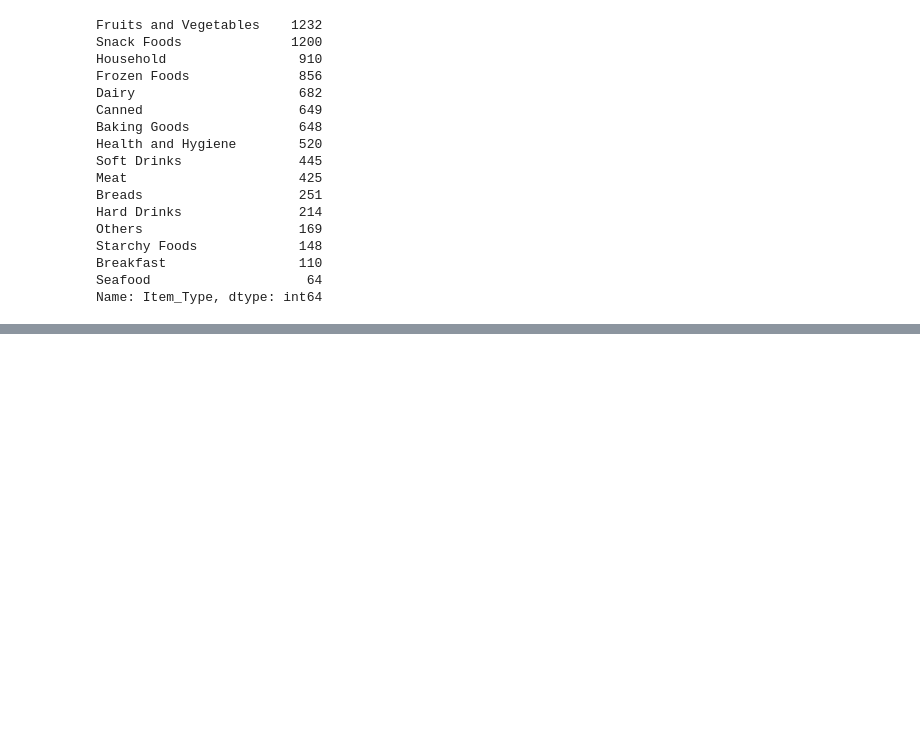
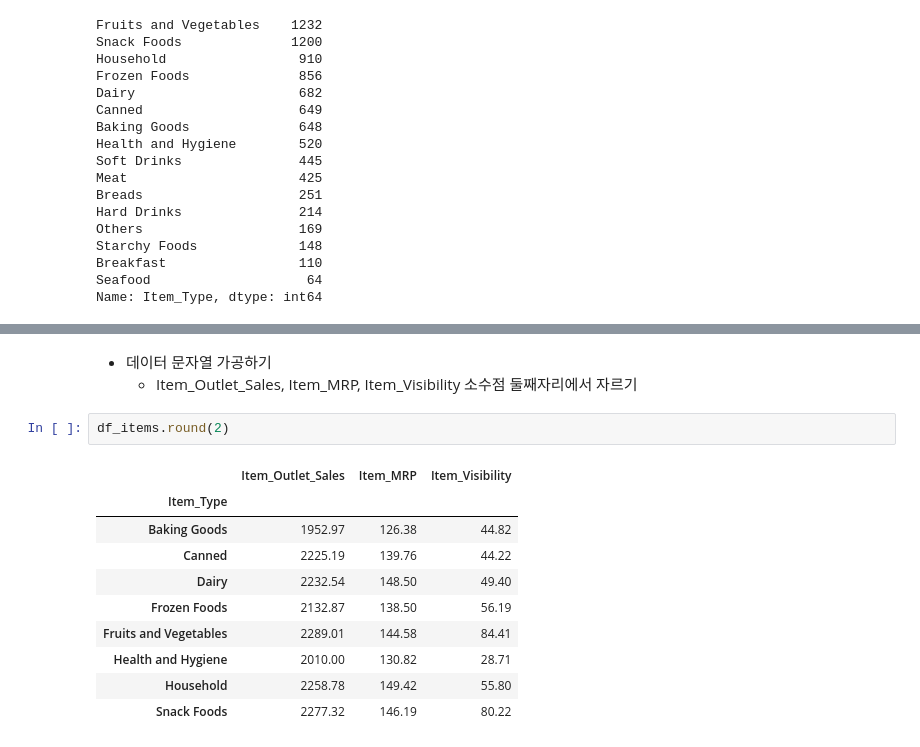
Before and after one commit to youngai1112/MachineLearning, a Jupyter notebook: 04.회귀/1231.빅마트_회귀분석.ipynb, the cells around one changed output, grey strips where cells are left out. Cells and saved outputs as stored; diff of their text form; blank space fills up the shorter version.

```diff
--- a/04.회귀/1231.빅마트_회귀분석.ipynb
+++ b/04.회귀/1231.빅마트_회귀분석.ipynb
@@ -164,0 +236,16 @@ top_8
+# %% [markdown]
+- 데이터 문자열 가공하기
+    - Item_Outlet_Sales, Item_MRP, Item_Visibility 소수점 둘째자리에서 자르기
+# %%
+df_items.round(2)
+# %% [output]
+|  | Item_Outlet_Sales | Item_MRP | Item_Visibility |
+| Item_Type |  |  |  |
+| Baking Goods | 1952.97 | 126.38 | 44.82 |
+| Canned | 2225.19 | 139.76 | 44.22 |
+| Dairy | 2232.54 | 148.50 | 49.40 |
+| Frozen Foods | 2132.87 | 138.50 | 56.19 |
+| Fruits and Vegetables | 2289.01 | 144.58 | 84.41 |
+| Health and Hygiene | 2010.00 | 130.82 | 28.71 |
+| Household | 2258.78 | 149.42 | 55.80 |
+| Snack Foods | 2277.32 | 146.19 | 80.22 |
```
Also changed, not shown: parts of 10 cells of this notebook.
